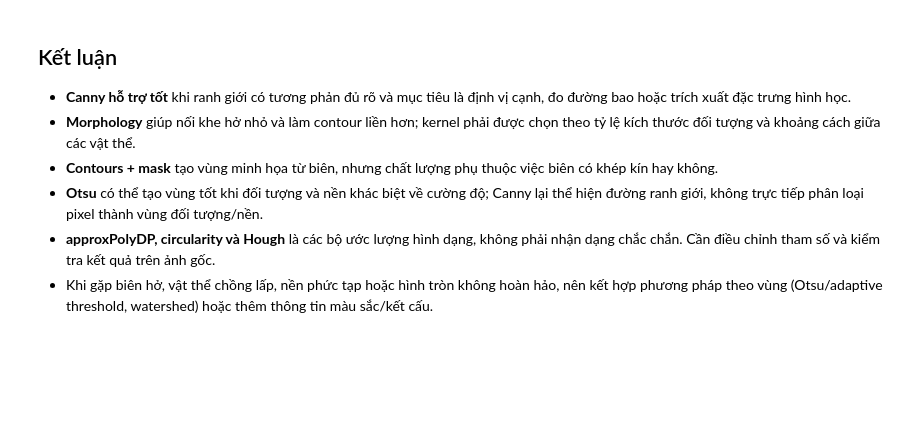
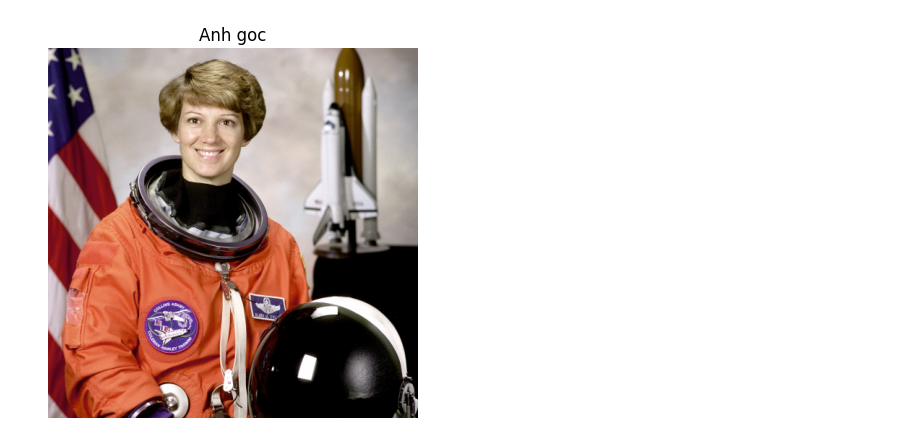
Before and after one commit to sonnny06/Computer-Vision-Group-2, a Jupyter notebook: lab_2/notebook/05_edge_bilateral.ipynb, the cells around one changed output. Drawn from its saved outputs; the diff is of its cells as text; code cells hidden in the pictures; blank space fills up the shorter version.

```diff
--- a/lab_2/notebook/05_edge_bilateral.ipynb
+++ b/lab_2/notebook/05_edge_bilateral.ipynb
@@ -260,33 +10,0 @@ Hough Circle là một thuật toán dò tìm nâng cao được sử dụng son
-# %%
-r = results["Đồng xu"]
-gray = r["gray"]
-blur = cv2.GaussianBlur(gray, (9, 9), 1.5)
-circles = cv2.HoughCircles(
-    blur, cv2.HOUGH_GRADIENT, dp=1.2, minDist=max(20, gray.shape[0] // 5),
-    param1=100, param2=32, minRadius=10, maxRadius=0
-)
-circle_canvas = cv2.cvtColor(r["bgr"], cv2.COLOR_BGR2RGB).copy()
-hough_count = 0
-if circles is not None:
-    circles = np.round(circles[0]).astype(int)
-    hough_count = len(circles)
-    for x, y, radius in circles:
-        cv2.circle(circle_canvas, (x, y), radius, (255, 30, 30), 2)
-        cv2.circle(circle_canvas, (x, y), 2, (30, 255, 30), 3)
-
-circularities = []
-for cnt in r["contours"]:
-    area = cv2.contourArea(cnt)
-    perimeter = cv2.arcLength(cnt, True)
-    if area > 50 and perimeter > 0:
-        circularities.append(4 * np.pi * area / (perimeter ** 2))
-
-fig, axes = plt.subplots(1, 3, figsize=(12, 3.8))
-axes[0].imshow(cv2.cvtColor(r["bgr"], cv2.COLOR_BGR2RGB)); axes[0].set_title("Ảnh đồng xu gốc"); axes[0].axis("off")
-show_gray(axes[1], blur, "Ảnh xám + Gaussian blur")
-axes[2].imshow(circle_canvas); axes[2].set_title(f"Hough Circle: {hough_count} vòng tròn"); axes[2].axis("off")
-fig.suptitle("Thử nghiệm circularity và Hough Circle")
-save_fig(fig, "05_circularity_hough_circle.png")
-plt.show()
-print("Circularity các contour đủ lớn (tối đa 10):", [round(float(x), 3) for x in circularities[:10]])
-print("Số vòng tròn Hough phát hiện:", hough_count)
@@ -297,9 +11,11 @@ Số vòng tròn Hough phát hiện: 21
-# %% [markdown]
-## Kết luận
-
-- **Canny hỗ trợ tốt** khi ranh giới có tương phản đủ rõ và mục tiêu là định vị cạnh, đo đường bao hoặc trích xuất đặc trưng hình học.
-- **Morphology** giúp nối khe hở nhỏ và làm contour liền hơn; kernel phải được chọn theo tỷ lệ kích thước đối tượng và khoảng cách giữa các vật thể.
-- **Contours + mask** tạo vùng minh họa từ biên, nhưng chất lượng phụ thuộc việc biên có khép kín hay không.
-- **Otsu** có thể tạo vùng tốt khi đối tượng và nền khác biệt về cường độ; Canny lại thể hiện đường ranh giới, không trực tiếp phân loại pixel thành vùng đối tượng/nền.
-- **approxPolyDP, circularity và Hough** là các bộ ước lượng hình dạng, không phải nhận dạng chắc chắn. Cần điều chỉnh tham số và kiểm tra kết quả trên ảnh gốc.
-- Khi gặp biên hở, vật thể chồng lấp, nền phức tạp hoặc hình tròn không hoàn hảo, nên kết hợp phương pháp theo vùng (Otsu/adaptive threshold, watershed) hoặc thêm thông tin màu sắc/kết cấu.
+# %%
+image_path=r'C:\Users\adu\Computer-Vision-Group-2\lab_2\data\input\01_astronaut.png'
+image_bgr = cv2.imread(image_path)
+image_rgb = cv2.cvtColor(image_bgr, cv2.COLOR_BGR2RGB)
+
+plt.imshow(image_rgb)
+plt.title("Anh goc")
+plt.axis("off")
+plt.show()
+# %% [output]
+[figure, added]
```
Also changed, not shown: parts of 27 cells of this notebook.
